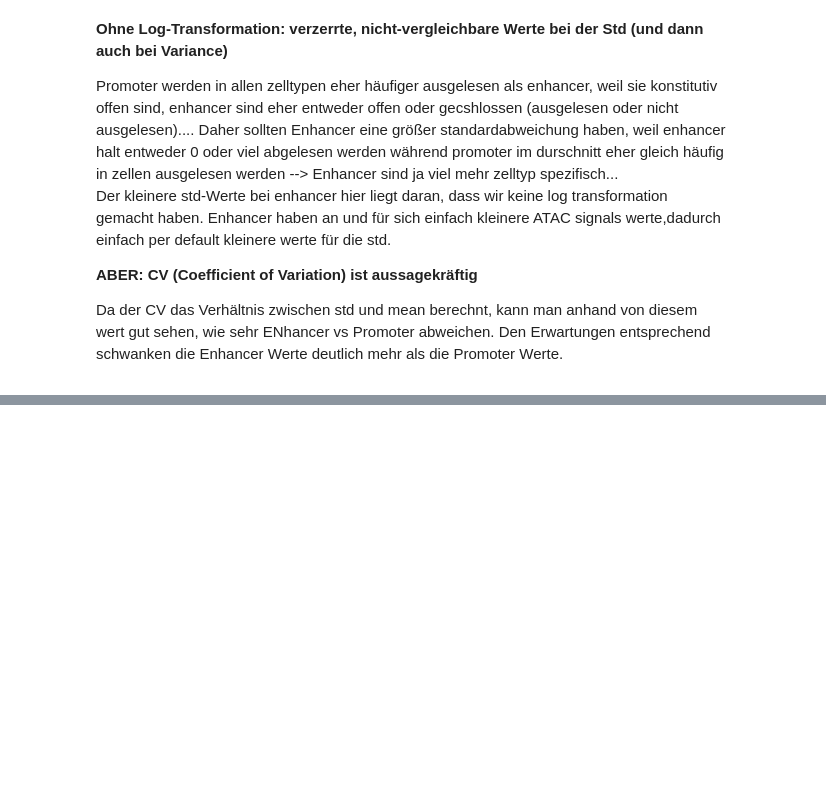
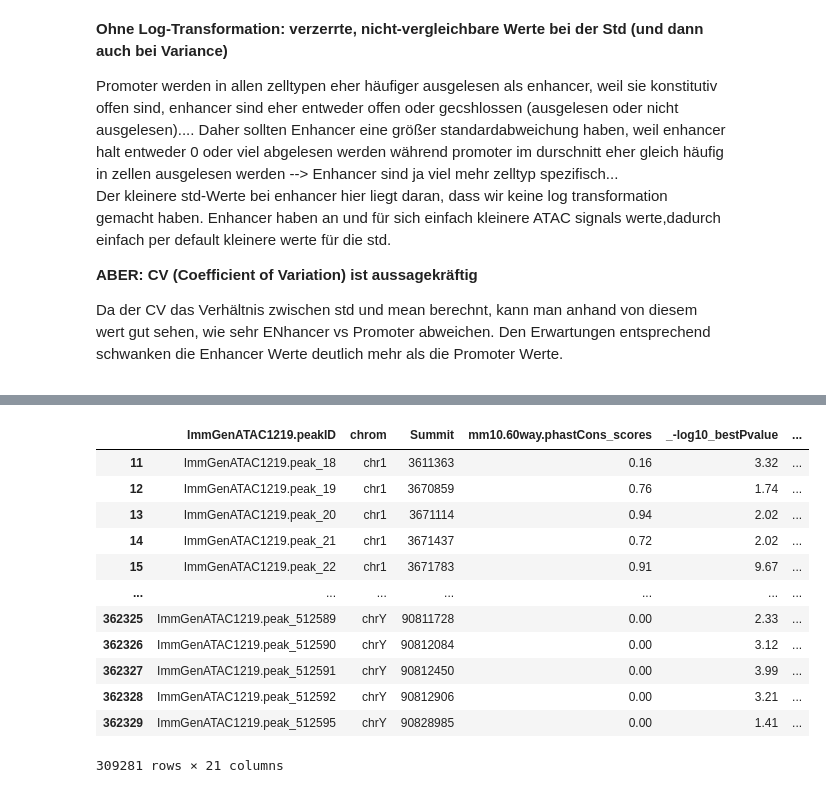
Before and after one commit to datascience-mobi-2026/topic04_team03, a Jupyter notebook: Jupyter_Lotta copy.ipynb, the cells around one changed output, grey strips where cells are left out. Drawn from its saved outputs; the diff is of its cells as text; code cells hidden in the pictures; blank space fills up the shorter version.

```diff
--- a/Jupyter_Lotta copy.ipynb
+++ b/Jupyter_Lotta copy.ipynb
@@ -395,0 +406,4 @@ Da der CV das Verhältnis zwischen std und mean berechnt, kann man anhand von di
+# %%
+ATAC_path_Tgd = Path('data') / 'ATAC_seq_gd_anot.csv'
+ATAC_Tgd = pd.read_csv(ATAC_path_Tgd)
+ATAC_Tgd.head()
@@ -395,0 +418,25 @@ Da der CV das Verhältnis zwischen std und mean berechnt, kann man anhand von di
+# %%
+ATAC_Tgd[-(ATAC_Tgd["genes.within.100Kb"].isnull())]
+
+for x in ATAC_Tgd["genes.within.100Kb".notna()]
+    ATAC_Tgd.loc[x, :]
+
+Peaks mit genen = pd.DataFrame()
+
+for y in ATAC_Tgd["genes.within.100Kb".notna()]
+    gene_expr = RNA_Tgd.loc[x, :]
+gene_expr   = rna_df.loc["Cd19", zelltyp_spalten]
+# %% [output]
+|  | ImmGenATAC1219.peakID | chrom | Summit | mm10.60way.phastCons_scores | _-log10_bestPvalue | ... |
+| 11 | ImmGenATAC1219.peak_18 | chr1 | 3611363 | 0.16 | 3.32 | ... |
+| 12 | ImmGenATAC1219.peak_19 | chr1 | 3670859 | 0.76 | 1.74 | ... |
+| 13 | ImmGenATAC1219.peak_20 | chr1 | 3671114 | 0.94 | 2.02 | ... |
+| 14 | ImmGenATAC1219.peak_21 | chr1 | 3671437 | 0.72 | 2.02 | ... |
+| 15 | ImmGenATAC1219.peak_22 | chr1 | 3671783 | 0.91 | 9.67 | ... |
+| ... | ... | ... | ... | ... | ... | ... |
+| 362325 | ImmGenATAC1219.peak_512589 | chrY | 90811728 | 0.00 | 2.33 | ... |
+| 362326 | ImmGenATAC1219.peak_512590 | chrY | 90812084 | 0.00 | 3.12 | ... |
+| 362327 | ImmGenATAC1219.peak_512591 | chrY | 90812450 | 0.00 | 3.99 | ... |
+| 362328 | ImmGenATAC1219.peak_512592 | chrY | 90812906 | 0.00 | 3.21 | ... |
+| 362329 | ImmGenATAC1219.peak_512595 | chrY | 90828985 | 0.00 | 1.41 | ... |
+309281 rows × 21 columns
```
Also changed, not shown: parts of 6 cells of this notebook, 1 other file.
